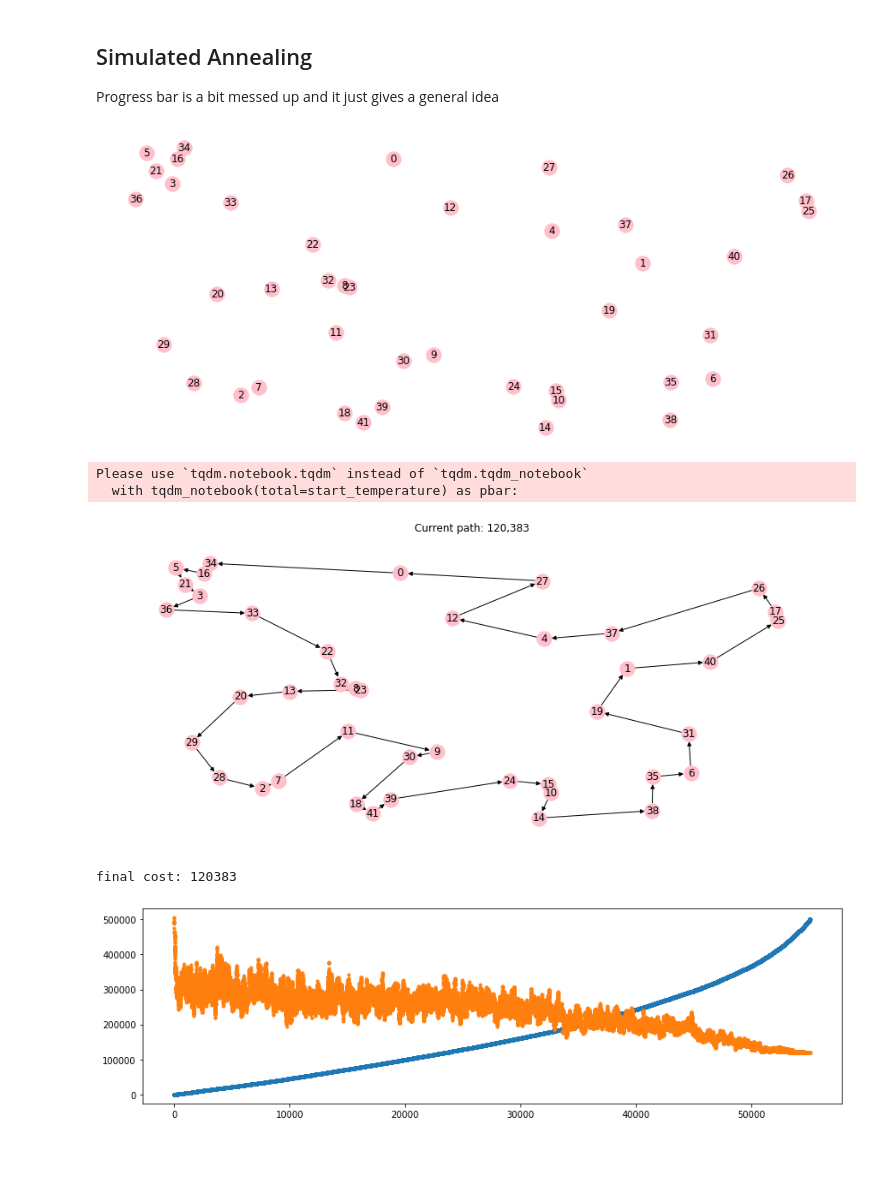
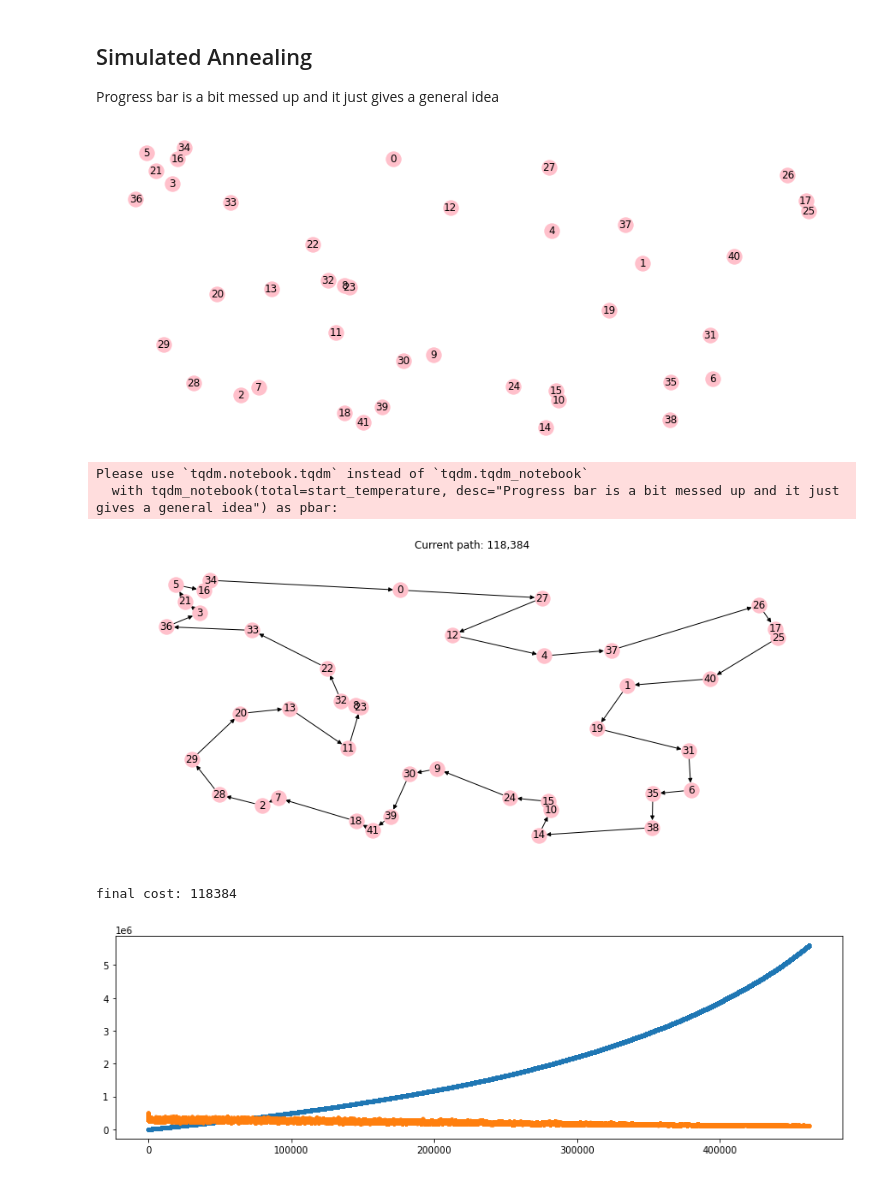
Before and after one commit to rayglo/TSP-CI, a Jupyter notebook: tsp.ipynb, the cells around one changed output. Cells and saved outputs as stored; diff of their text form; code cells hidden in the pictures.

```diff
--- a/tsp.ipynb
+++ b/tsp.ipynb
@@ -98,38 +99,39 @@ final_temperature = 0
 decrease_rate = 0.01
 step = 0
 STEADY_STATE = 1000000
 steady_state = 0
 
-with tqdm_notebook(total=start_temperature, desc="Progress bar is a bit messed up and it just gives a general idea") as pbar:
+with tqdm.notebook.tqdm(total=start_temperature, desc="Progress bar is a bit messed up and it just gives a general idea") as pbar:
     while temperature > final_temperature and steady_state<STEADY_STATE:
         #print(f"Evaluation at temperature {temperature}")
         step += 1
         steady_state += 1
         new_solution = tweak(actual_solution)
         new_solution_cost = problem.evaluate_solution(new_solution)
         if new_solution_cost < best_solution_cost:
             best_solution = new_solution
             best_solution_cost = actual_solution_cost
+
+        if new_solution_cost < actual_solution_cost:
             steady_state = 0
 
         if new_solution_cost < actual_solution_cost or np.random.rand() < np.exp((actual_solution_cost - new_solution_cost) / temperature):
             actual_solution = new_solution
             actual_solution_cost = new_solution_cost
             history.append((step, actual_solution_cost))
-
-        temperature -= decrease_rate
+            temperature -= decrease_rate
         pbar.n = start_temperature-temperature
         pbar.update()
 
 problem.plot(best_solution)
 history = np.array(history)
 plt.figure(figsize=(14, 4))
 plt.plot(history, '.')
-print(f"final cost: {bestt_solution_cost}")
+print(f"final cost: {best_solution_cost}")
 # %% [output]
 [figure]
 Please use `tqdm.notebook.tqdm` instead of `tqdm.tqdm_notebook`
-  with tqdm_notebook(total=start_temperature) as pbar:
+  with tqdm_notebook(total=start_temperature, desc="Progress bar is a bit messed up and it just gives a general idea") as pbar:
-[figure, old version]
+[figure, new version]
-final cost: 120383
+final cost: 118384
-[figure, old version]
+[figure, new version]
```
Also changed, not shown: parts of 1 cell of this notebook, 1 other file.
